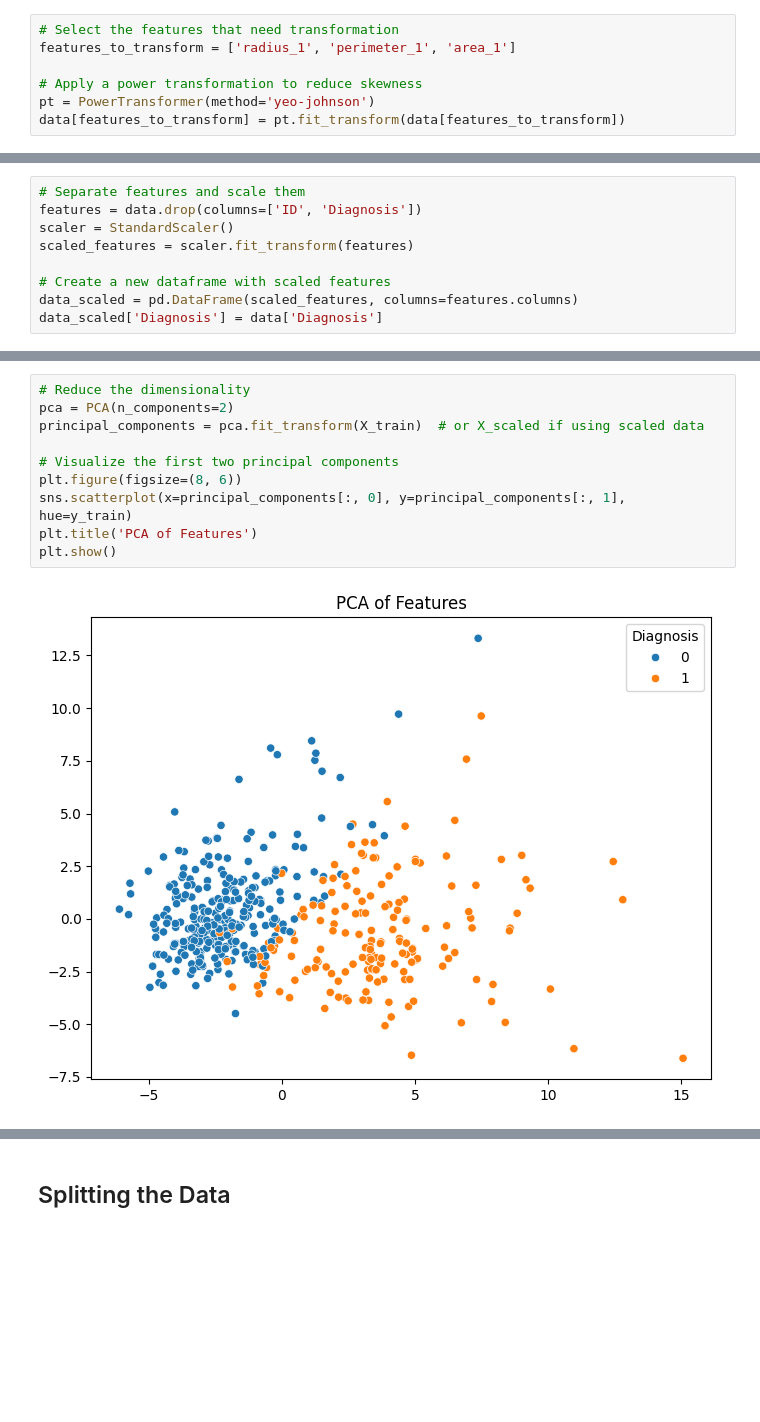
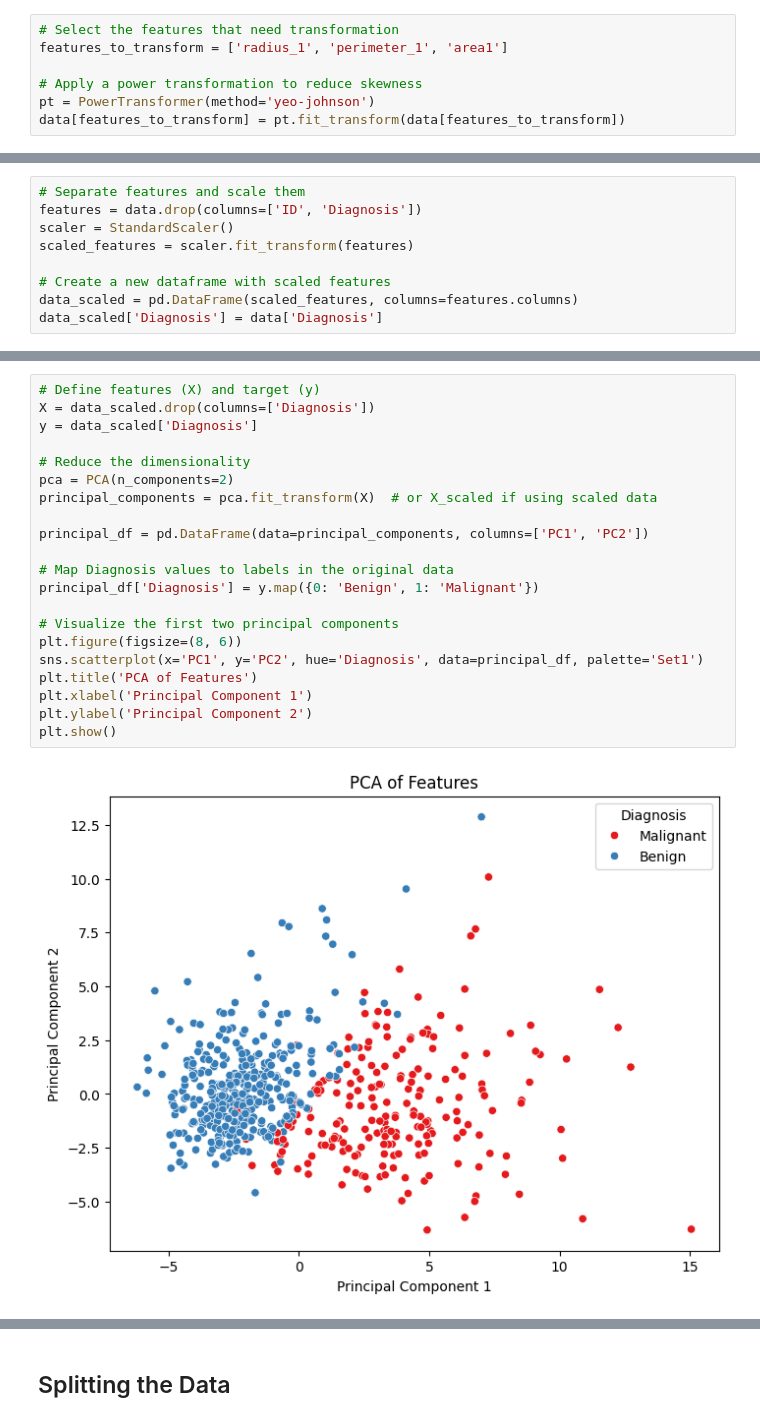
Before and after one commit to Ilagri/Breast-cancer-prediction, a Jupyter notebook: notebooks/breast_cancer_prediction.ipynb, the cells around one changed output, grey strips where cells are left out. Drawn from its saved outputs; the diff is of its cells as text; blank space fills up the shorter version.

```diff
--- a/notebooks/breast_cancer_prediction.ipynb
+++ b/notebooks/breast_cancer_prediction.ipynb
@@ -171,6 +199,6 @@ data['Diagnosis'] = data['Diagnosis'].map({'B': 0, 'M': 1})
 # %%
 # Select the features that need transformation
-features_to_transform = ['radius_1', 'perimeter_1', 'area_1']
+features_to_transform = ['radius_1', 'perimeter_1', 'area1']
 
 # Apply a power transformation to reduce skewness
 pt = PowerTransformer(method='yeo-johnson')
@@ -194,12 +224,23 @@ data_scaled['Diagnosis'] = data['Diagnosis']
 # %%
+# Define features (X) and target (y)
+X = data_scaled.drop(columns=['Diagnosis'])
+y = data_scaled['Diagnosis']
+
 # Reduce the dimensionality
 pca = PCA(n_components=2)
-principal_components = pca.fit_transform(X_train)  # or X_scaled if using scaled data
+principal_components = pca.fit_transform(X)  # or X_scaled if using scaled data
+
+principal_df = pd.DataFrame(data=principal_components, columns=['PC1', 'PC2'])
+
+# Map Diagnosis values to labels in the original data
+principal_df['Diagnosis'] = y.map({0: 'Benign', 1: 'Malignant'})
 
 # Visualize the first two principal components
 plt.figure(figsize=(8, 6))
-sns.scatterplot(x=principal_components[:, 0], y=principal_components[:, 1], hue=y_train)
+sns.scatterplot(x='PC1', y='PC2', hue='Diagnosis', data=principal_df, palette='Set1')
 plt.title('PCA of Features')
+plt.xlabel('Principal Component 1')
+plt.ylabel('Principal Component 2')
 plt.show()
 # %% [output]
-[figure, old version]
+[figure, new version]
```
Also changed, not shown: parts of 53 cells of this notebook.
